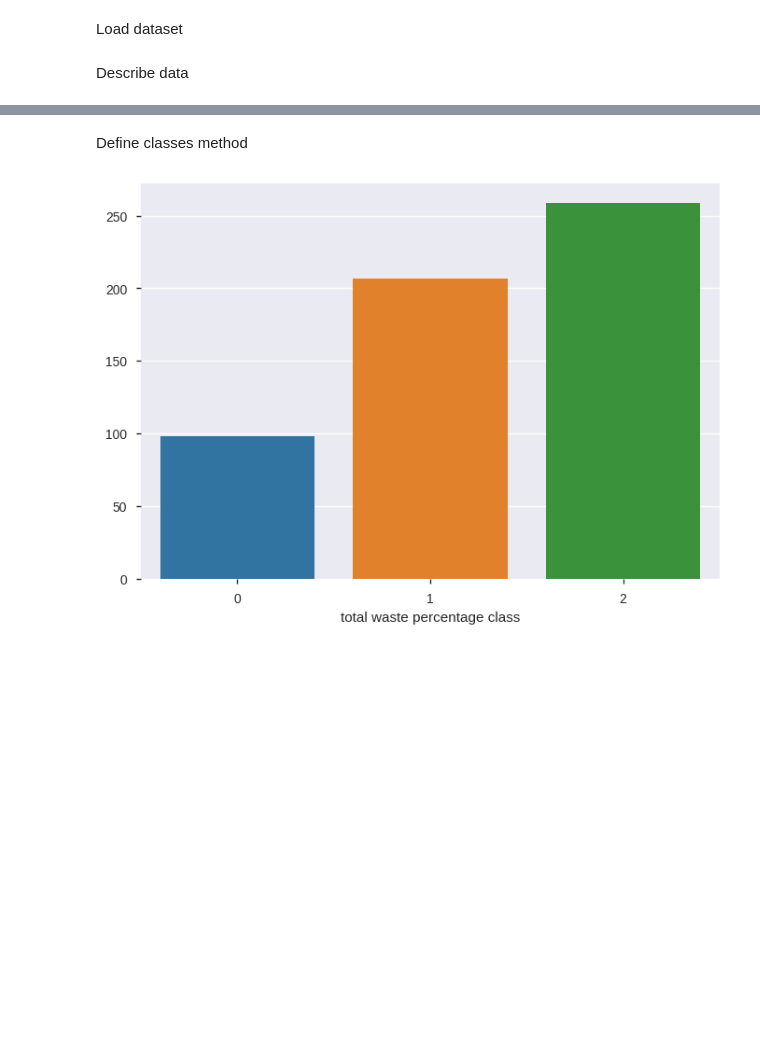
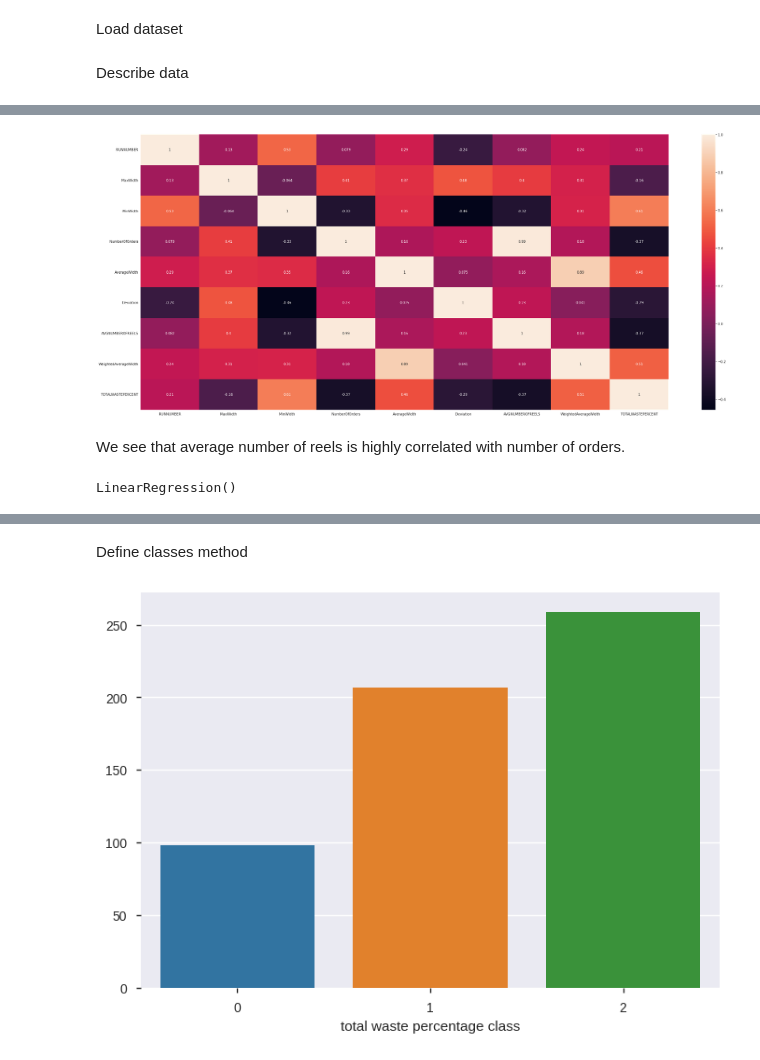
Before and after one commit to teoad95/Infusing-business-optimization-processes-with-machine-learning-and-expert-knowledge., a Jupyter notebook: Main_notebook.ipynb, the cells around one changed output, grey strips where cells are left out. Cells and saved outputs as stored; diff of their text form; code cells hidden in the pictures; blank space fills up the shorter version.

```diff
--- a/Main_notebook.ipynb
+++ b/Main_notebook.ipynb
@@ -69,0 +101,6 @@ runs = runs.fillna(0)
+# %%
+plot_corr_matrix(runs)
+# %% [output]
+[figure, added]
+# %% [markdown]
+We see that average number of reels is highly correlated with number of orders.
@@ -69,0 +120,6 @@ runs = runs.fillna(0)
+# %%
+from sklearn.linear_model import LinearRegression
+regressor = LinearRegression()
+regressor.fit(X_train, y_train)
+# %% [output]
+LinearRegression()
```
Also changed, not shown: parts of 14 cells of this notebook.
